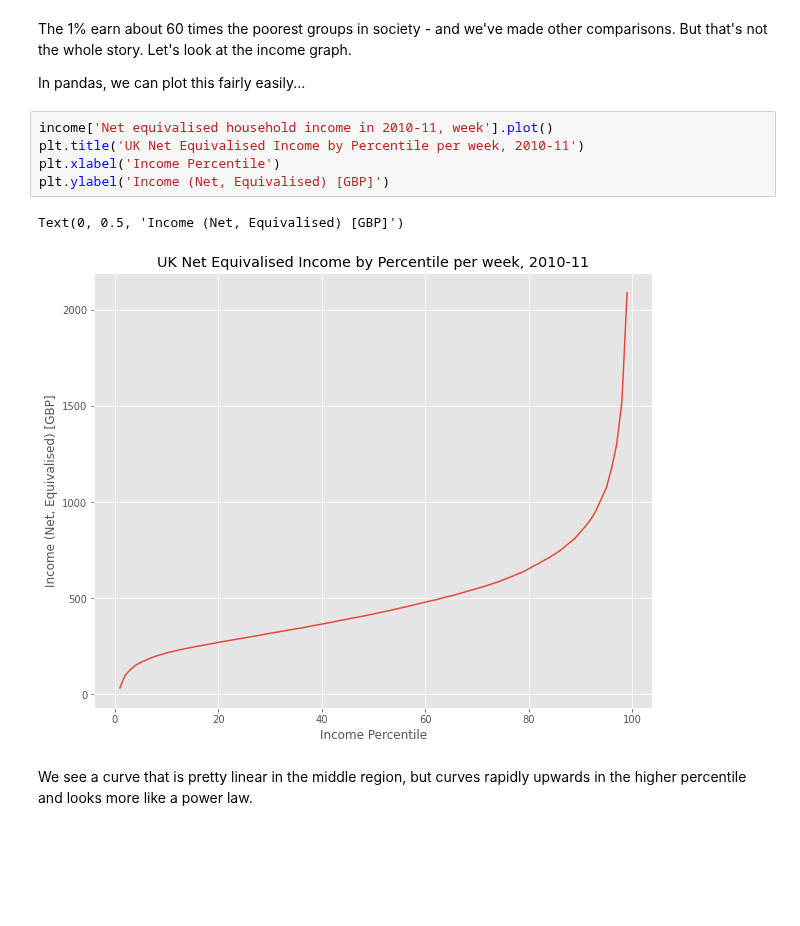
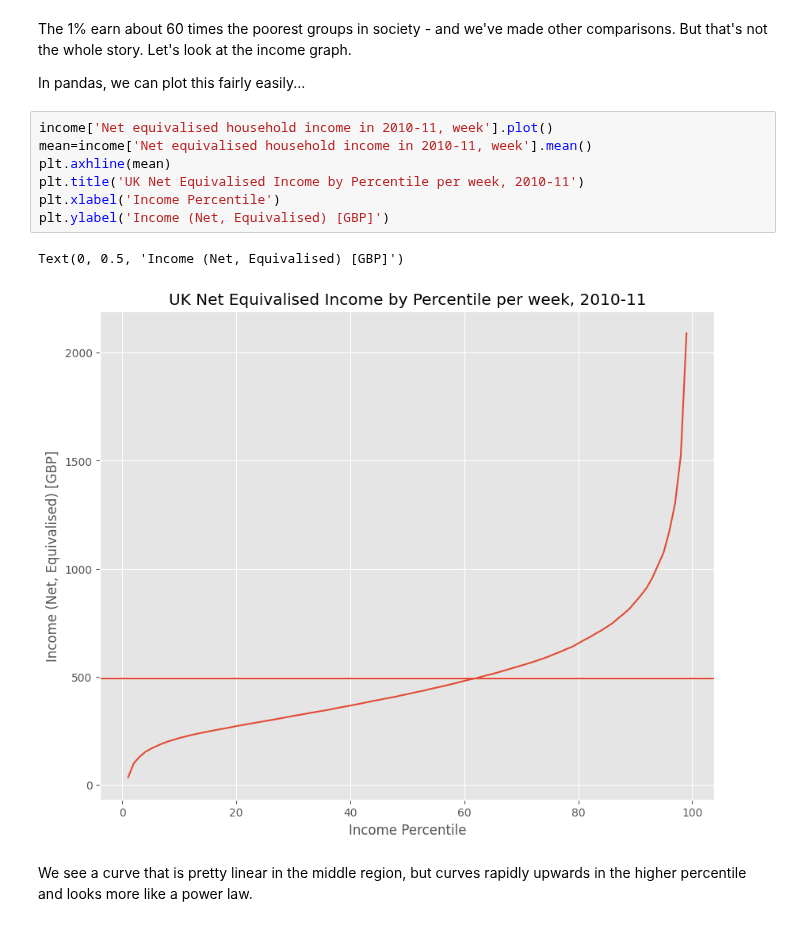
Before and after one commit to iremgencal/QM2, a Jupyter notebook: notebooks/W02. Pandas.ipynb, the cells around one changed output. Drawn from its saved outputs; the diff is of its cells as text; blank space fills up the shorter version.

```diff
--- a/notebooks/W02. Pandas.ipynb
+++ b/notebooks/W02. Pandas.ipynb
@@ -192,12 +214,14 @@ The 1% earn about 60 times the poorest groups in society - and we've made other
 In pandas, we can plot this fairly easily...
 # %%
 income['Net equivalised household income in 2010-11, week'].plot()
+mean=income['Net equivalised household income in 2010-11, week'].mean()
+plt.axhline(mean)
 plt.title('UK Net Equivalised Income by Percentile per week, 2010-11')
 plt.xlabel('Income Percentile')
 plt.ylabel('Income (Net, Equivalised) [GBP]')
 # %% [output]
 Text(0, 0.5, 'Income (Net, Equivalised) [GBP]')
-[figure, old version]
+[figure, new version]
 # %% [markdown]
 We see a curve that is pretty linear in the middle region, but curves rapidly upwards in the higher percentile and looks more like a power law.
 # %% [markdown]
```
Also changed, not shown: parts of 5 cells of this notebook.
